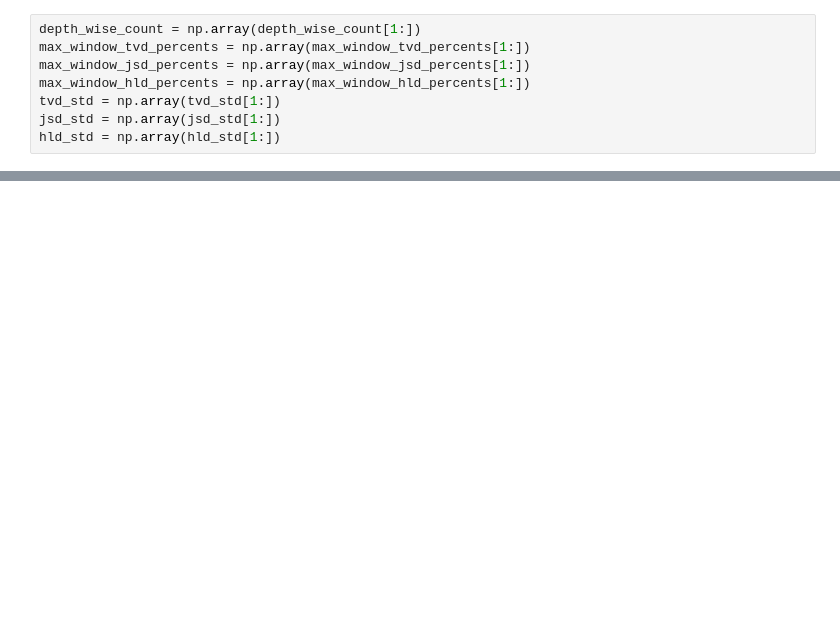
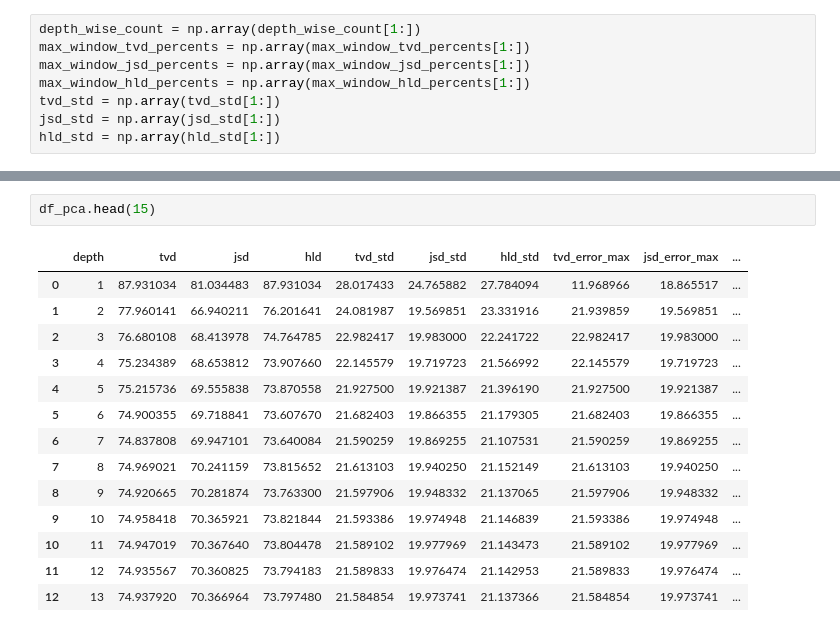
Before and after one commit to HAAIL/science-impacts-industry, a Jupyter notebook: Context Analysis.ipynb, the cells around one changed output, grey strips where cells are left out. Drawn from its saved outputs; the diff is of its cells as text; blank space fills up the shorter version.

```diff
--- a/Context Analysis.ipynb
+++ b/Context Analysis.ipynb
@@ -315,0 +405,17 @@ plt.show()
+# %%
+df_pca.head(15)
+# %% [output]
+|  | depth | tvd | jsd | hld | tvd_std | jsd_std | hld_std | tvd_error_max | jsd_error_max | ... |
+| 0 | 1 | 87.931034 | 81.034483 | 87.931034 | 28.017433 | 24.765882 | 27.784094 | 11.968966 | 18.865517 | ... |
+| 1 | 2 | 77.960141 | 66.940211 | 76.201641 | 24.081987 | 19.569851 | 23.331916 | 21.939859 | 19.569851 | ... |
+| 2 | 3 | 76.680108 | 68.413978 | 74.764785 | 22.982417 | 19.983000 | 22.241722 | 22.982417 | 19.983000 | ... |
+| 3 | 4 | 75.234389 | 68.653812 | 73.907660 | 22.145579 | 19.719723 | 21.566992 | 22.145579 | 19.719723 | ... |
+| 4 | 5 | 75.215736 | 69.555838 | 73.870558 | 21.927500 | 19.921387 | 21.396190 | 21.927500 | 19.921387 | ... |
+| 5 | 6 | 74.900355 | 69.718841 | 73.607670 | 21.682403 | 19.866355 | 21.179305 | 21.682403 | 19.866355 | ... |
+| 6 | 7 | 74.837808 | 69.947101 | 73.640084 | 21.590259 | 19.869255 | 21.107531 | 21.590259 | 19.869255 | ... |
+| 7 | 8 | 74.969021 | 70.241159 | 73.815652 | 21.613103 | 19.940250 | 21.152149 | 21.613103 | 19.940250 | ... |
+| 8 | 9 | 74.920665 | 70.281874 | 73.763300 | 21.597906 | 19.948332 | 21.137065 | 21.597906 | 19.948332 | ... |
+| 9 | 10 | 74.958418 | 70.365921 | 73.821844 | 21.593386 | 19.974948 | 21.146839 | 21.593386 | 19.974948 | ... |
+| 10 | 11 | 74.947019 | 70.367640 | 73.804478 | 21.589102 | 19.977969 | 21.143473 | 21.589102 | 19.977969 | ... |
+| 11 | 12 | 74.935567 | 70.360825 | 73.794183 | 21.589833 | 19.976474 | 21.142953 | 21.589833 | 19.976474 | ... |
+| 12 | 13 | 74.937920 | 70.366964 | 73.797480 | 21.584854 | 19.973741 | 21.137366 | 21.584854 | 19.973741 | ... |
```
Also changed, not shown: parts of 15 cells of this notebook.
